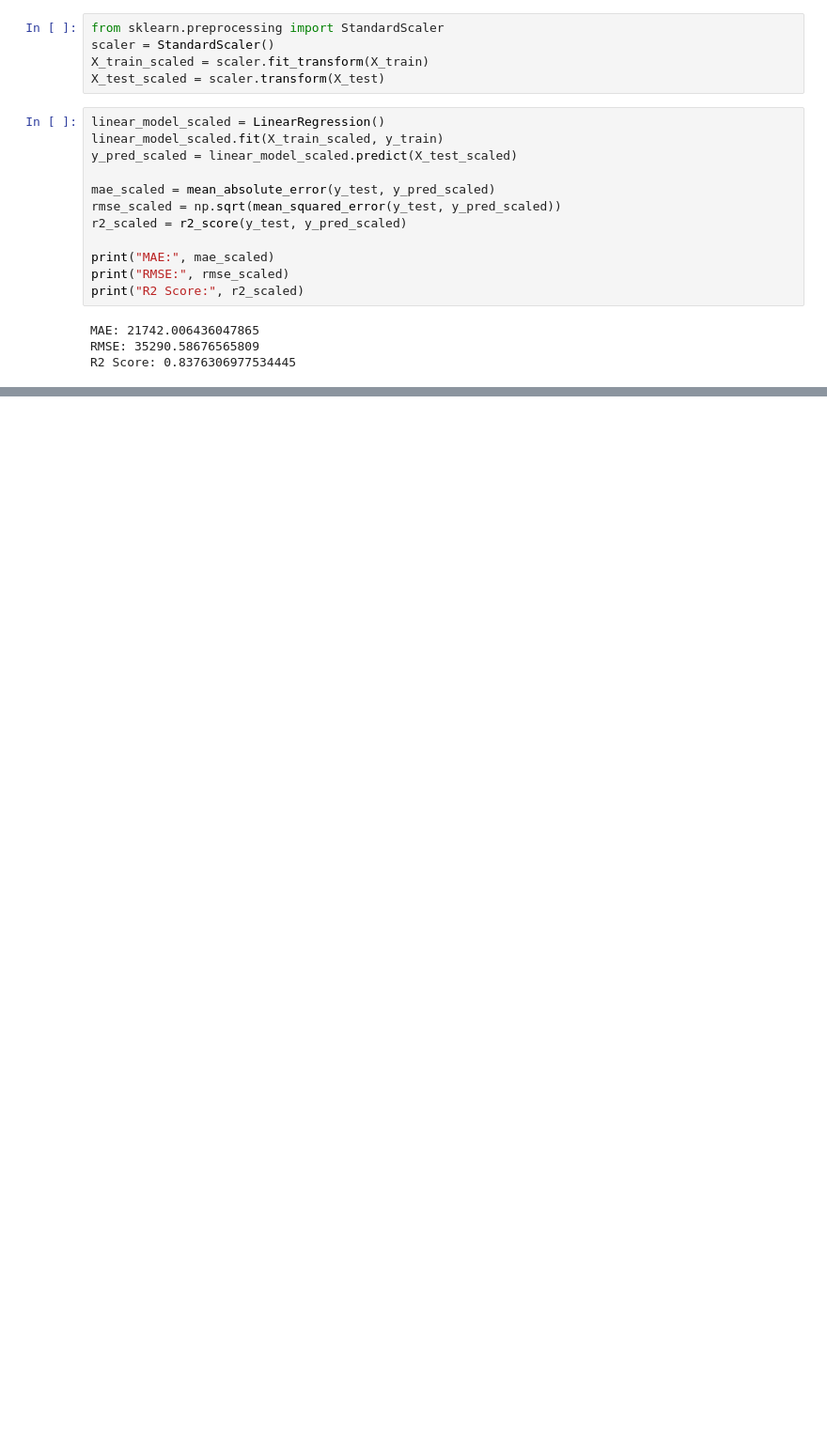
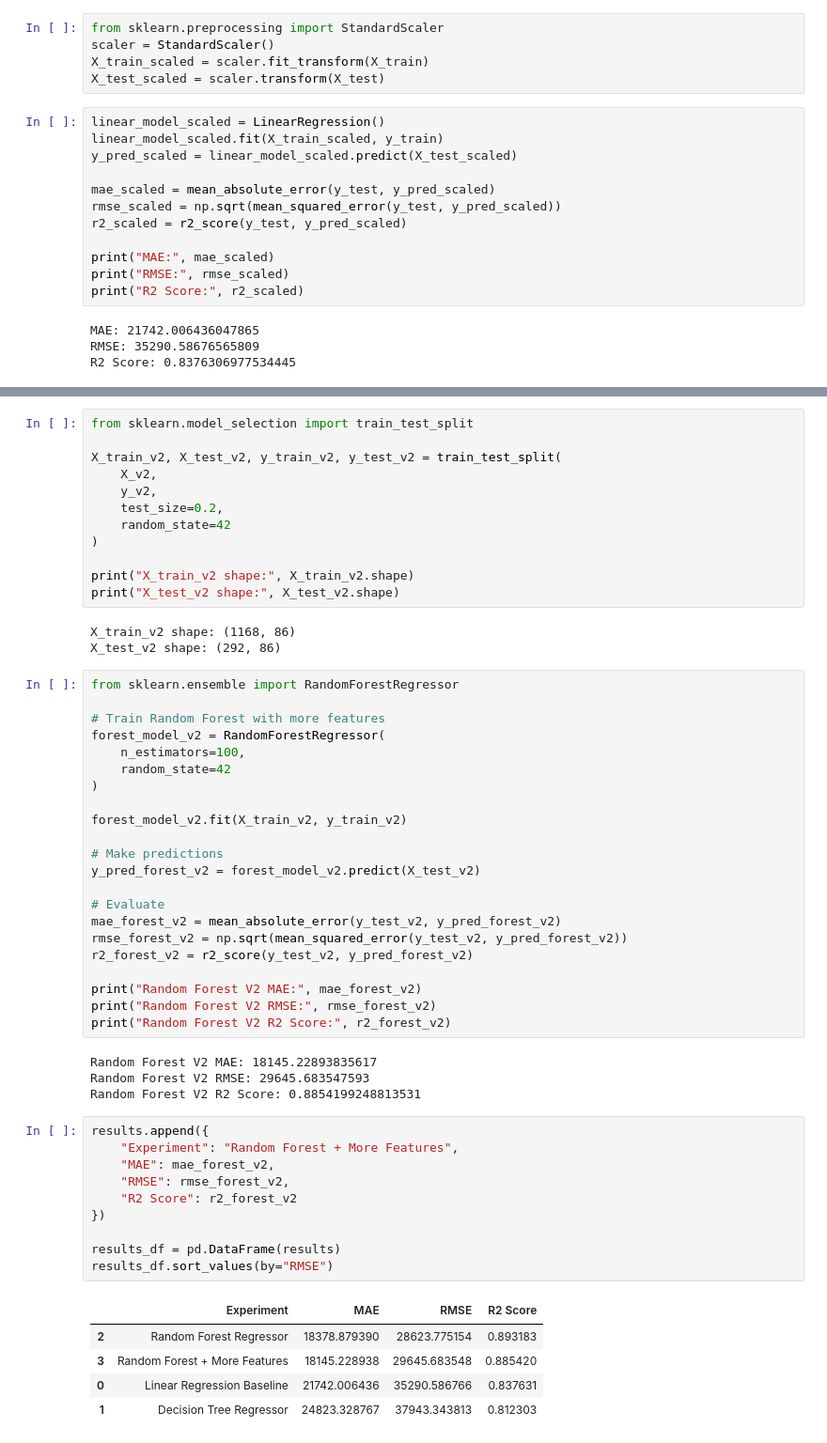
Before and after one commit to raghadnedal/house-price-prediction, a Jupyter notebook: house_price_prediction.ipynb, the cells around one changed output, grey strips where cells are left out. Shown at 94% size. Saved outputs shown, nothing was run; the diff lists cells and outputs as text; blank space fills up the shorter version.

```diff
--- a/house_price_prediction.ipynb
+++ b/house_price_prediction.ipynb
@@ -421,0 +641,57 @@ R2 Score: 0.8376306977534445
+# %%
+from sklearn.model_selection import train_test_split
+
+X_train_v2, X_test_v2, y_train_v2, y_test_v2 = train_test_split(
+    X_v2,
+    y_v2,
+    test_size=0.2,
+    random_state=42
+)
+
+print("X_train_v2 shape:", X_train_v2.shape)
+print("X_test_v2 shape:", X_test_v2.shape)
+# %% [output]
+X_train_v2 shape: (1168, 86)
+X_test_v2 shape: (292, 86)
+# %%
+from sklearn.ensemble import RandomForestRegressor
+
+# Train Random Forest with more features
+forest_model_v2 = RandomForestRegressor(
+    n_estimators=100,
+    random_state=42
+)
+
+forest_model_v2.fit(X_train_v2, y_train_v2)
+
+# Make predictions
+y_pred_forest_v2 = forest_model_v2.predict(X_test_v2)
+
+# Evaluate
+mae_forest_v2 = mean_absolute_error(y_test_v2, y_pred_forest_v2)
+rmse_forest_v2 = np.sqrt(mean_squared_error(y_test_v2, y_pred_forest_v2))
+r2_forest_v2 = r2_score(y_test_v2, y_pred_forest_v2)
+
+print("Random Forest V2 MAE:", mae_forest_v2)
+print("Random Forest V2 RMSE:", rmse_forest_v2)
+print("Random Forest V2 R2 Score:", r2_forest_v2)
+# %% [output]
+Random Forest V2 MAE: 18145.22893835617
+Random Forest V2 RMSE: 29645.683547593
+Random Forest V2 R2 Score: 0.8854199248813531
+# %%
+results.append({
+    "Experiment": "Random Forest + More Features",
+    "MAE": mae_forest_v2,
+    "RMSE": rmse_forest_v2,
+    "R2 Score": r2_forest_v2
+})
+
+results_df = pd.DataFrame(results)
+results_df.sort_values(by="RMSE")
+# %% [output]
+|  | Experiment | MAE | RMSE | R2 Score |
+| 2 | Random Forest Regressor | 18378.879390 | 28623.775154 | 0.893183 |
+| 3 | Random Forest + More Features | 18145.228938 | 29645.683548 | 0.885420 |
+| 0 | Linear Regression Baseline | 21742.006436 | 35290.586766 | 0.837631 |
+| 1 | Decision Tree Regressor | 24823.328767 | 37943.343813 | 0.812303 |
```
Also changed, not shown: parts of 20 cells of this notebook.
